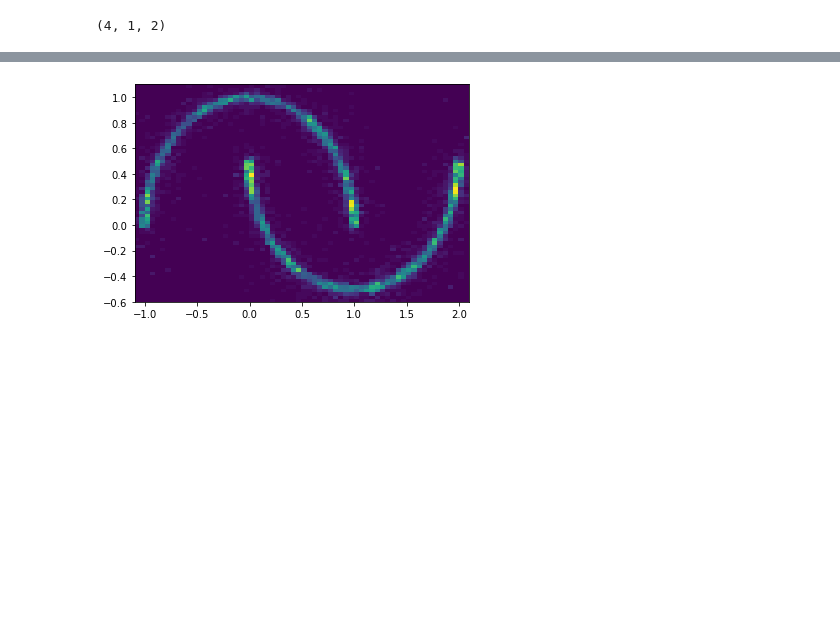
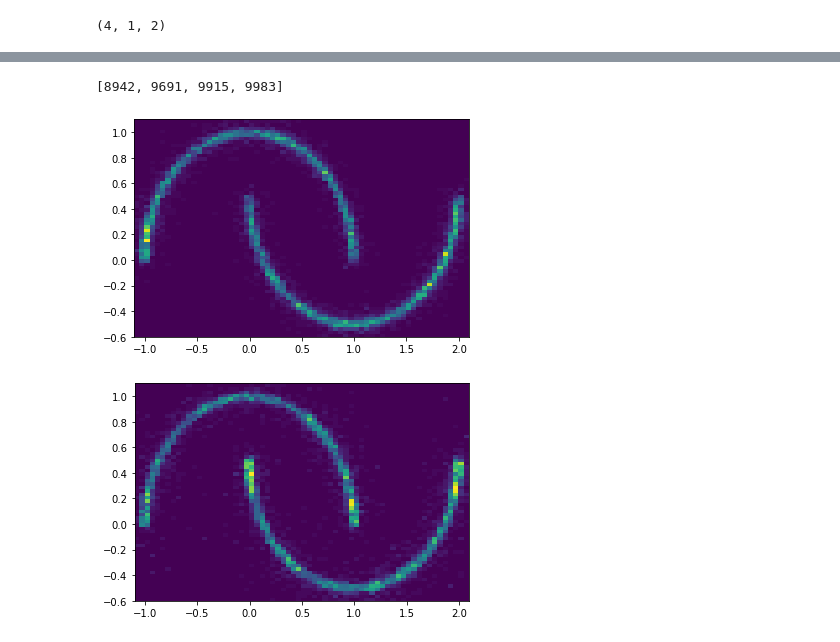
Before and after one commit to b-remy/score-estimation-comparison, a Jupyter notebook: notebooks/ReplicaExchangeScoreMC.ipynb, the cells around one changed output, grey strips where cells are left out. Drawn from its saved outputs; the diff is of its cells as text; code cells hidden in the pictures; blank space fills up the shorter version.

Commit message:
nsec/replica_exchange_mc.py

```diff
--- a/notebooks/ReplicaExchangeScoreMC.ipynb
+++ b/notebooks/ReplicaExchangeScoreMC.ipynb
@@ -61,25 +64,35 @@ def make_kernel_fn(target_log_prob_fn, target_score_fn):
       num_delta_logp_steps=4)
 # %%
 remc = ReplicaExchangeMC(
-    target_score_fn=score,
+    target_score_fn=score_fn,
     inverse_temperatures=sigmas,
     make_kernel_fn=make_kernel_fn,
-    num_delta_logp_steps=16)
+    num_delta_logp_steps=8,
+    swap_proposal_fn=tfp.mcmc.default_swap_proposal_fn(0.25))
 # %%
 def trace_swaps(unused_state, results):
   return (results.is_swap_proposed_adjacent,
           results.is_swap_accepted_adjacent)
 # %%
 num_results = int(1e4)
-num_burnin_steps = int(1e1)
+num_burnin_steps = int(1e3)
 # %%
-samples, (is_swap_proposed_adjacent, is_swap_accepted_adjacent) = tfp.mcmc.sample_chain(
+samples, is_accepted = tfp.mcmc.sample_chain(
         num_results=num_results,
         current_state=np.zeros([1,2]),
         kernel=remc,
         num_burnin_steps=num_burnin_steps,
-        trace_fn=trace_swaps,
+        trace_fn=lambda _, pkr: pkr.pre_swap_replica_results.is_accepted,
         seed=jax.random.PRNGKey(0))
+# %%
+[len(where(is_accepted[:,i,0])[0]) for i in range(4)]
+# %% [output]
+[8942, 9691, 9915, 9983]
+# %%
+hist2d(samples[:,0,0],samples[:,0,1],64,
+       range=[[-1.1,2.1],[-0.6,1.1]],);
+# %% [output]
+[figure, added]
 # %%
 hist2d(samples[:,0,0],samples[:,0,1],64,
        range=[[-1.1,2.1],[-0.6,1.1]],);
```
Also changed, not shown: parts of 7 cells of this notebook, 5 other files.
